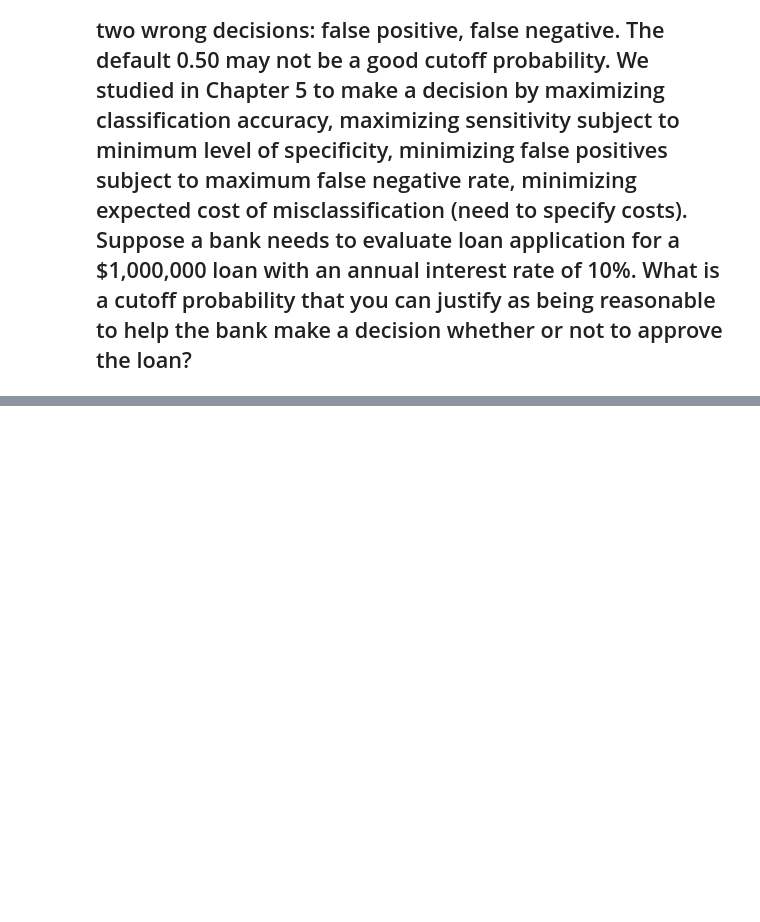
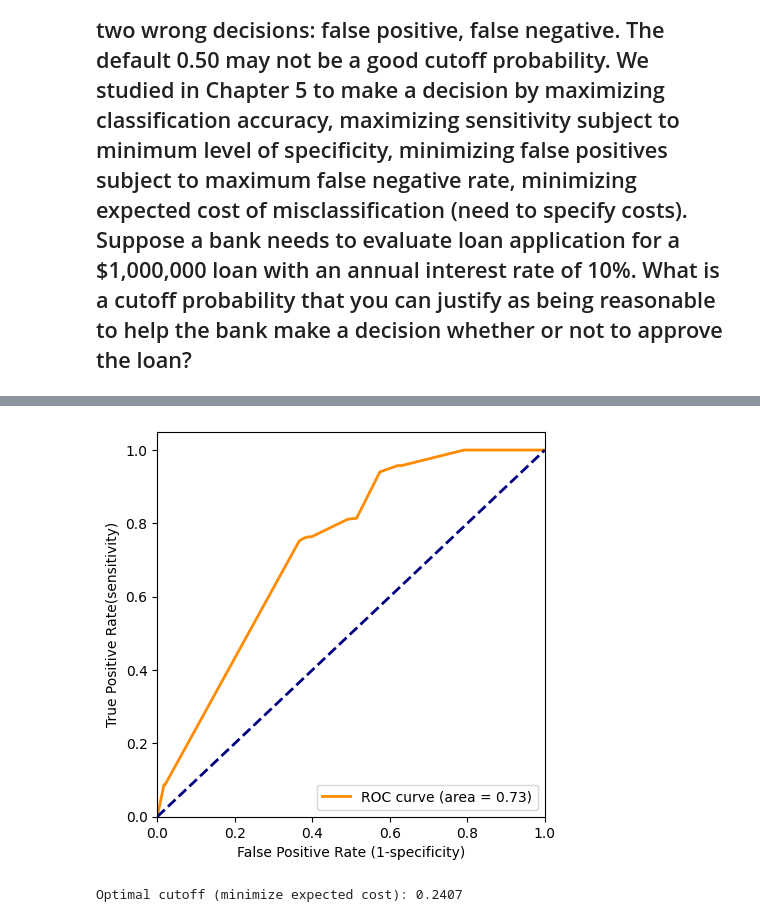
Before and after one commit to manvirkaur84/manvirkaur, a Jupyter notebook: docs/ml-concepts/207_ML_MSBA/SBACaseLogit Model.ipynb, the cells around one changed output, grey strips where cells are left out. Cells and saved outputs as stored; diff of their text form; code cells hidden in the pictures; blank space fills up the shorter version.

```diff
--- a/docs/ml-concepts/207_ML_MSBA/SBACaseLogit Model.ipynb
+++ b/docs/ml-concepts/207_ML_MSBA/SBACaseLogit Model.ipynb
@@ -464,0 +488,29 @@ Logit cutoff (z*): 0.693
+# %%
+y_score = logit_reg_default.predict_proba(valid_X)[:, 1]
+fpr, tpr, thr = roc_curve(valid_y, y_score, pos_label=1)
+roc_auc = auc(fpr, tpr)
+
+# Plot ROC curve
+fig, ax = plt.subplots(figsize=(5, 5))
+ax.plot(fpr, tpr, color='darkorange',
+        lw=2, label='ROC curve (area = %0.2f)' % roc_auc)
+ax.plot([0, 1], [0, 1], color='navy', lw=2, linestyle='--')
+ax.set_xlim([0.0, 1.0])
+ax.set_ylim([0.0, 1.05])
+ax.set_xlabel('False Positive Rate (1-specificity)')
+ax.set_ylabel('True Positive Rate(sensitivity)')
+ax.legend(loc="lower right")
+plt.show()
+
+# Costs: FN is 5 × FP (5 times as high)
+C_FP, C_FN = 1, 5
+
+# Minimize expected misclassification cost
+pi = np.mean(valid_y)
+cost = C_FN * pi * (1 - tpr) + C_FP * (1 - pi) * fpr
+best_thr = thr[np.argmin(cost)]
+
+print(f"Optimal cutoff (minimize expected cost): {best_thr:.4f}")
+# %% [output]
+[figure, added]
+Optimal cutoff (minimize expected cost): 0.2407
```
Also changed, not shown: parts of 15 cells of this notebook.
